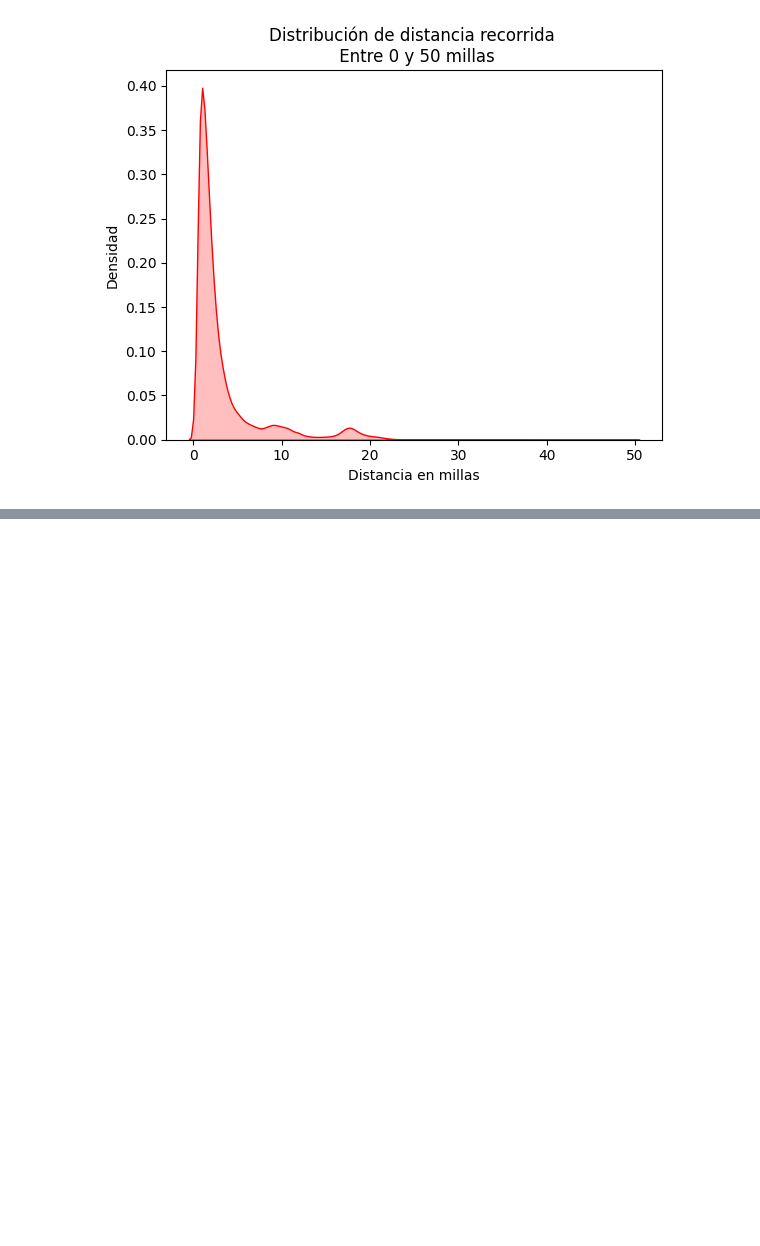
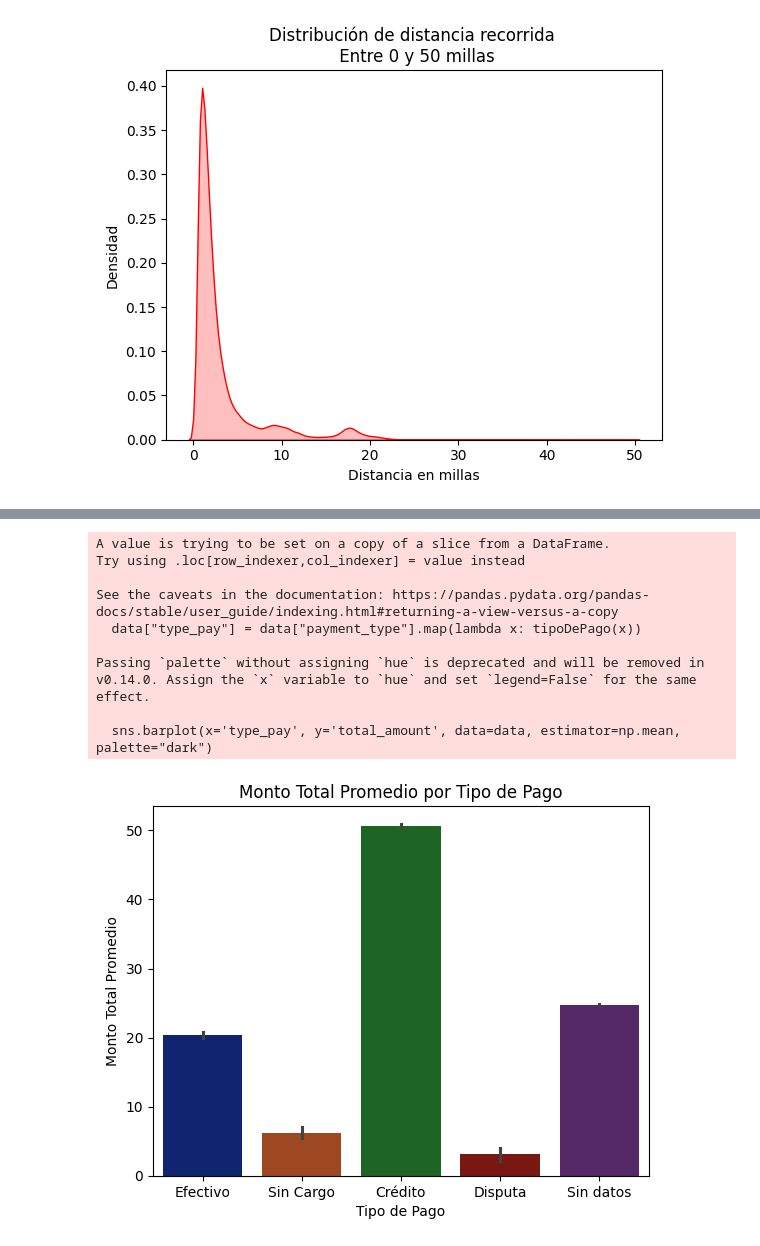
Before and after one commit to CrissRMFI/TA047R-2C2024-GRUPO08, a Jupyter notebook: TA047R_TP1_GRUPOXX_ENTREGA_EJ01.ipynb, the cells around one changed output, grey strips where cells are left out. Cells and saved outputs as stored; diff of their text form; code cells hidden in the pictures; blank space fills up the shorter version.

```diff
--- a/TA047R_TP1_GRUPOXX_ENTREGA_EJ01.ipynb
+++ b/TA047R_TP1_GRUPOXX_ENTREGA_EJ01.ipynb
@@ -251,0 +331,8 @@ plt.show()
+# %%
+distance_zero = trips["trip_distance"] == 0
+passenger_zero = trips["passenger_count"] == 0
+payment_zero = (trips["payment_type"] == 3) | (trips["payment_type"] == 6)
+
+trips_filter = trips.copy(deep=True)
+
+trips_filter[distance_zero & passenger_zero & payment_zero].shape
@@ -251,0 +378,2 @@ plt.show()
+# %%
+trips_distance_zero = trips_filter.loc[trips_filter["trip_distance"] == 0,["trip_distance","payment_type","total_amount"]]
@@ -251,0 +418,38 @@ plt.show()
+# %%
+def tipoDePago (tipo):
+  if tipo == 1:
+    return "Crédito"
+  if tipo == 2:
+    return "Efectivo"
+  if tipo == 3:
+    return "Sin Cargo"
+  if tipo == 4:
+    return "Disputa"
+  if tipo == 5:
+    return "Desconocido"
+  if tipo == 6:
+    return "Viaje Anulado"
+  return "Sin datos"
+# %%
+import numpy as np
+
+data = trips_distance_zero[trips_distance_zero["total_amount"] != 0]
+data["type_pay"] = data["payment_type"].map(lambda x: tipoDePago(x))
+sns.barplot(x='type_pay', y='total_amount', data=data, estimator=np.mean, palette="dark")
+
+plt.title('Monto Total Promedio por Tipo de Pago')
+plt.xlabel('Tipo de Pago')
+plt.ylabel('Monto Total Promedio')
+
+plt.show()
+# %% [output]
+A value is trying to be set on a copy of a slice from a DataFrame.
+Try using .loc[row_indexer,col_indexer] = value instead
+
+See the caveats in the documentation: https://pandas.pydata.org/pandas-docs/stable/user_guide/indexing.html#returning-a-view-versus-a-copy
+  data["type_pay"] = data["payment_type"].map(lambda x: tipoDePago(x))
+
+Passing `palette` without assigning `hue` is deprecated and will be removed in v0.14.0. Assign the `x` variable to `hue` and set `legend=False` for the same effect.
+
+  sns.barplot(x='type_pay', y='total_amount', data=data, estimator=np.mean, palette="dark")
+[figure, added]
```
Also changed, not shown: parts of 39 cells of this notebook.
